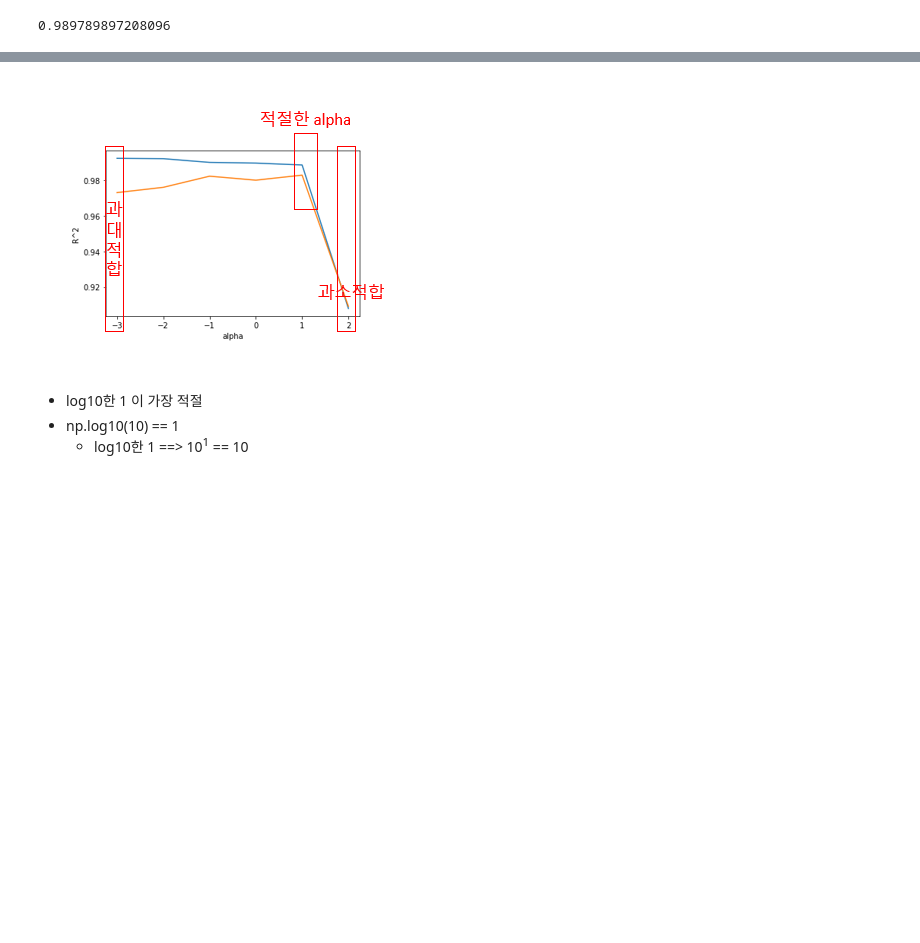
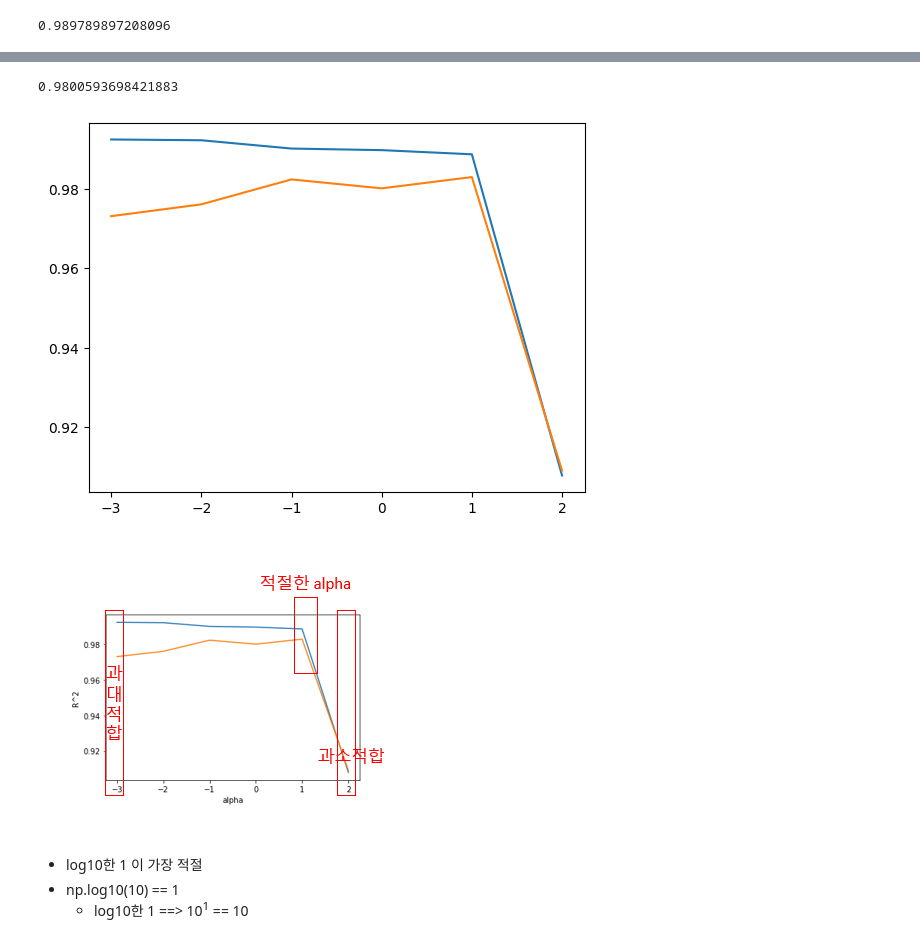
Before and after one commit to lullu303/DataScience2, a Jupyter notebook: 예측분석/머신러닝/머신러닝_03_3_0_특성공학과 규제.ipynb, the cells around one changed output, grey strips where cells are left out. Saved outputs shown, nothing was run; the diff lists cells and outputs as text; code cells hidden in the pictures; blank space fills up the shorter version.

```diff
--- a/예측분석/머신러닝/머신러닝_03_3_0_특성공학과 규제.ipynb
+++ b/예측분석/머신러닝/머신러닝_03_3_0_특성공학과 규제.ipynb
@@ -291,0 +416,6 @@ test_score = []
+# %%
+ridge = Ridge(alpha=0.1)
+ridge.fit(train_scaled, train_target)
+
+print(ridge.score(train_scaled, train_target))
+print(ridge.score(test_scaled, test_target))
@@ -315,5 +435,8 @@ test_score = []
 ## 라쏘
 # %%
 from sklearn.linear_model import Lasso
+lasso = Lasso()
+lasso.fit(train_scaled, train_target)
+print(lasso.score(train_scaled, train_target))
 # %% [output]
 0.989789897208096
@@ -326,3 +443,22 @@ from sklearn.linear_model import Lasso
+# %%
+print(lasso.score(test_scaled, test_target))
+# %% [output]
+0.9800593698421883
+# %%
+train_score= []
+test_score=[]
+alpha_list=[0.001,0.01,0.1,1,10,100]
+for alpha in alpha_list :
+    lasso=Lasso(alpha=alpha, max_iter=10000)
+    lasso.fit(train_scaled, train_target)
+    train_score.append(lasso.score(train_scaled,train_target))
+    test_score.append(lasso.score(test_scaled,test_target))
+# %%
+plt.plot(np.log10(alpha_list), train_score)
+plt.plot(np.log10(alpha_list), test_score)
+plt.show()
+# %% [output]
+[figure, added]
 # %% [markdown]
 ![image.png](attachment:image.png)
 - log10한 1 이 가장 적절
```
Also changed, not shown: parts of 55 cells of this notebook.
